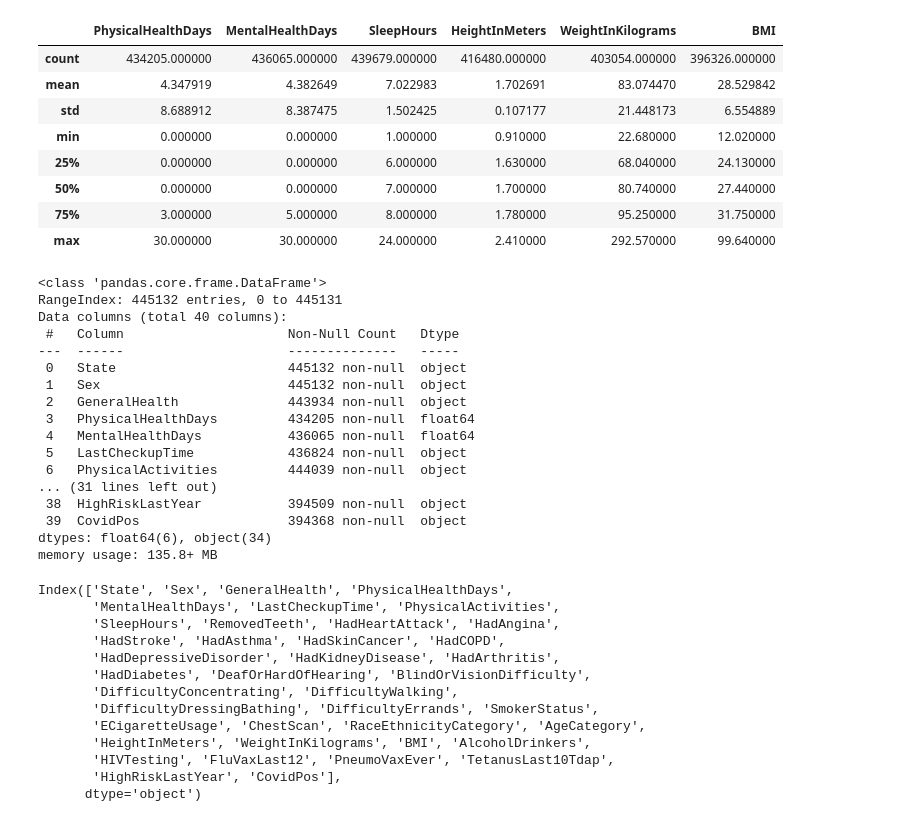
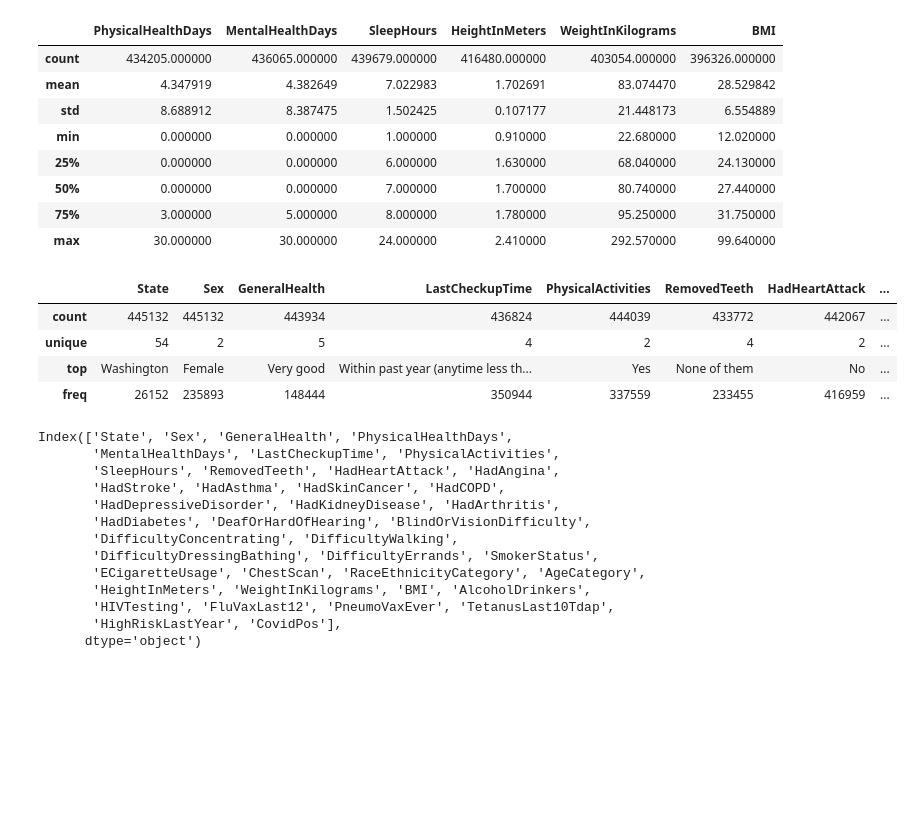
Before and after one commit to Team-3man/disease_analysis, a Jupyter notebook: heart_disease.ipynb, the cells around one changed output. Cells and saved outputs as stored; diff of their text form; code cells hidden in the pictures; blank space fills up the shorter version.

```diff
--- a/heart_disease.ipynb
+++ b/heart_disease.ipynb
@@ -54,28 +68,15 @@ df.describe()
 # %%
 pd.set_option('display.max_columns', None)   # 컬럼 생략 없이 전부 출력
 pd.set_option('display.max_rows', None)      # 행 생략 없이 출력 (필요하면)
 pd.set_option('display.width', None)         # 가로줄 자동 줄바꿈 방지
 pd.set_option('display.max_colwidth', None)
 df.describe(include='object')
-df.info()
 # %% [output]
-<class 'pandas.core.frame.DataFrame'>
-RangeIndex: 445132 entries, 0 to 445131
-Data columns (total 40 columns):
- #   Column                     Non-Null Count   Dtype
----  ------                     --------------   -----
- 0   State                      445132 non-null  object
- 1   Sex                        445132 non-null  object
- 2   GeneralHealth              443934 non-null  object
- 3   PhysicalHealthDays         434205 non-null  float64
- 4   MentalHealthDays           436065 non-null  float64
- 5   LastCheckupTime            436824 non-null  object
- 6   PhysicalActivities         444039 non-null  object
-... (31 lines left out)
- 38  HighRiskLastYear           394509 non-null  object
- 39  CovidPos                   394368 non-null  object
-dtypes: float64(6), object(34)
-memory usage: 135.8+ MB
+|  | State | Sex | GeneralHealth | LastCheckupTime | PhysicalActivities | RemovedTeeth | HadHeartAttack | ... |
+| count | 445132 | 445132 | 443934 | 436824 | 444039 | 433772 | 442067 | ... |
+| unique | 54 | 2 | 5 | 4 | 2 | 4 | 2 | ... |
+| top | Washington | Female | Very good | Within past year (anytime less th... | Yes | None of them | No | ... |
+| freq | 26152 | 235893 | 148444 | 350944 | 337559 | 233455 | 416959 | ... |
 # %%
 df.columns
 # %% [output]
```
Also changed, not shown: parts of 15 cells of this notebook, 2 other files.
